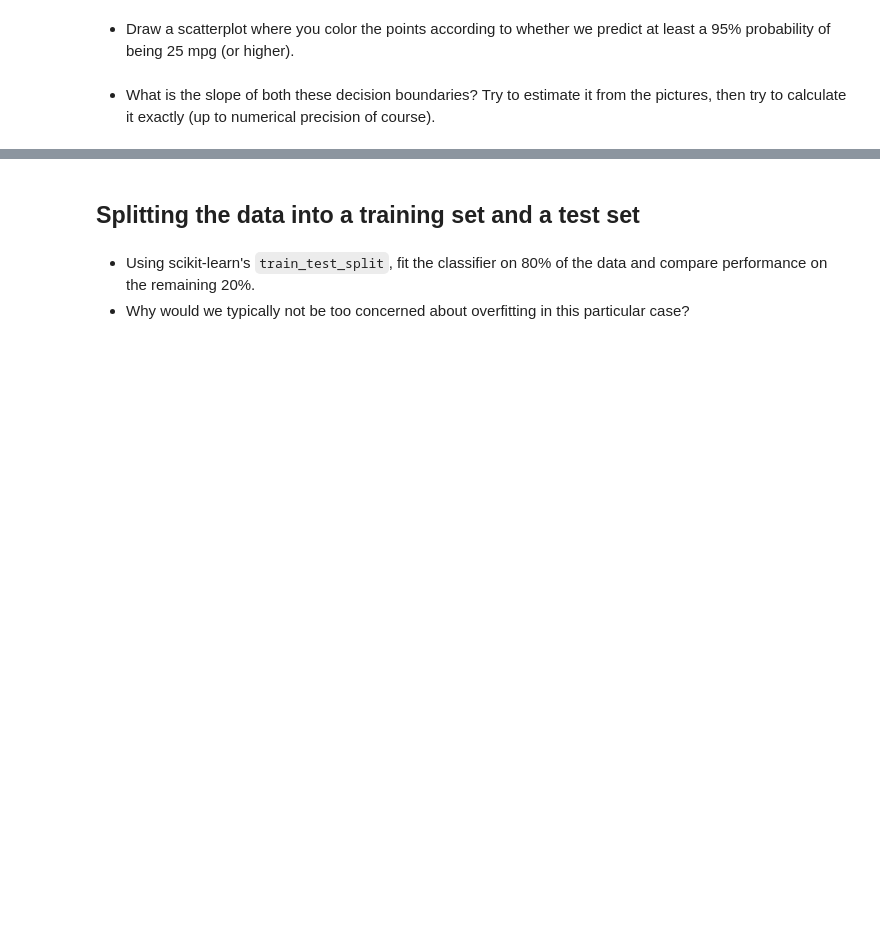
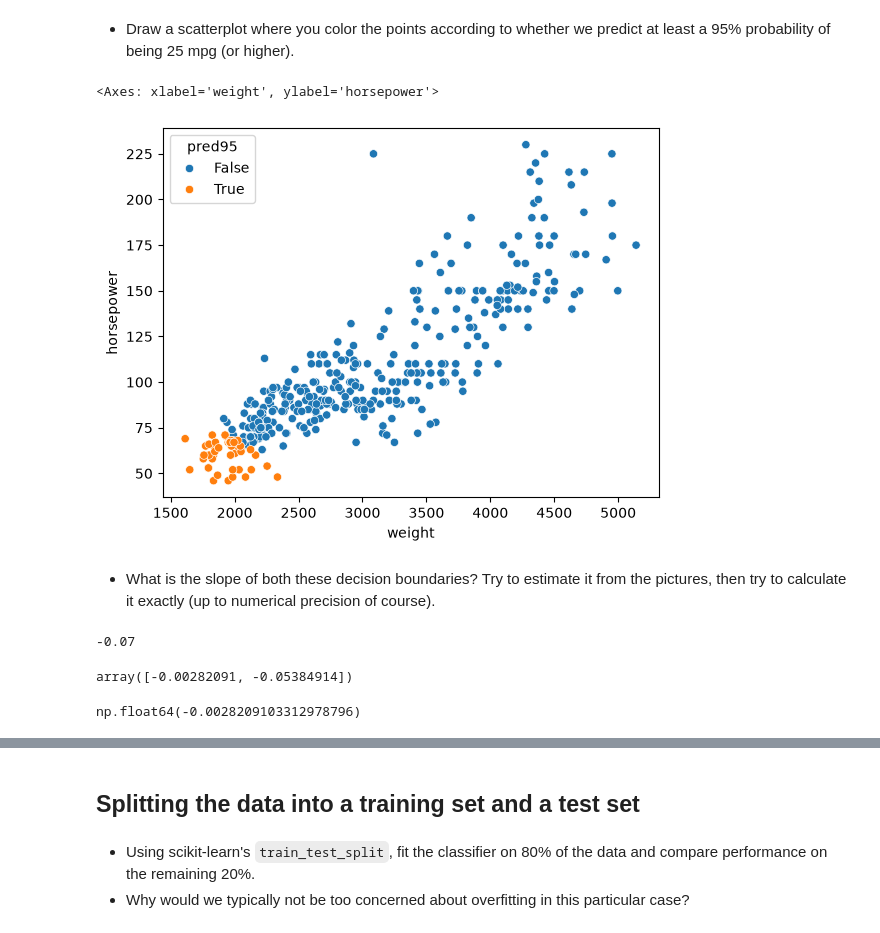
Before and after one commit to ChristopherDavisUCI/AISCI210-Unit1-ML, a Jupyter notebook: Week4-Thursday.ipynb, the cells around one changed output, grey strips where cells are left out. Drawn from its saved outputs; the diff is of its cells as text; code cells hidden in the pictures; blank space fills up the shorter version.

```diff
--- a/Week4-Thursday.ipynb
+++ b/Week4-Thursday.ipynb
@@ -28,4 +52,28 @@ LogisticRegression()
 # %% [markdown]
 * Draw a scatterplot where you color the points according to whether we predict at least a 95% probability of being 25 mpg (or higher).
+# %%
+# broadcasting to produce a Boolean array
+df["pred95"] = clf.predict_proba(df[["weight", "horsepower"]])[:, 1] > 0.95
+# %%
+# predicted values
+# Note that the two decision boundaries we've seen look parallel (they are)
+sns.scatterplot(
+    x="weight",
+    y="horsepower",
+    hue="pred95",
+    data=df
+)
+# %% [output]
+<Axes: xlabel='weight', ylabel='horsepower'>
+[figure, added]
 # %% [markdown]
 * What is the slope of both these decision boundaries?  Try to estimate it from the pictures, then try to calculate it exactly (up to numerical precision of course).
+# %%
+# estimate
+-70/1000
+# %% [output]
+-0.07
+# %%
+clf.coef_[0]
+# %% [output]
+array([-0.00282091, -0.05384914])
@@ -31,0 +82,4 @@ LogisticRegression()
+# %%
+m1
+# %% [output]
+np.float64(-0.0028209103312978796)
```
Also changed, not shown: parts of 30 cells of this notebook.
